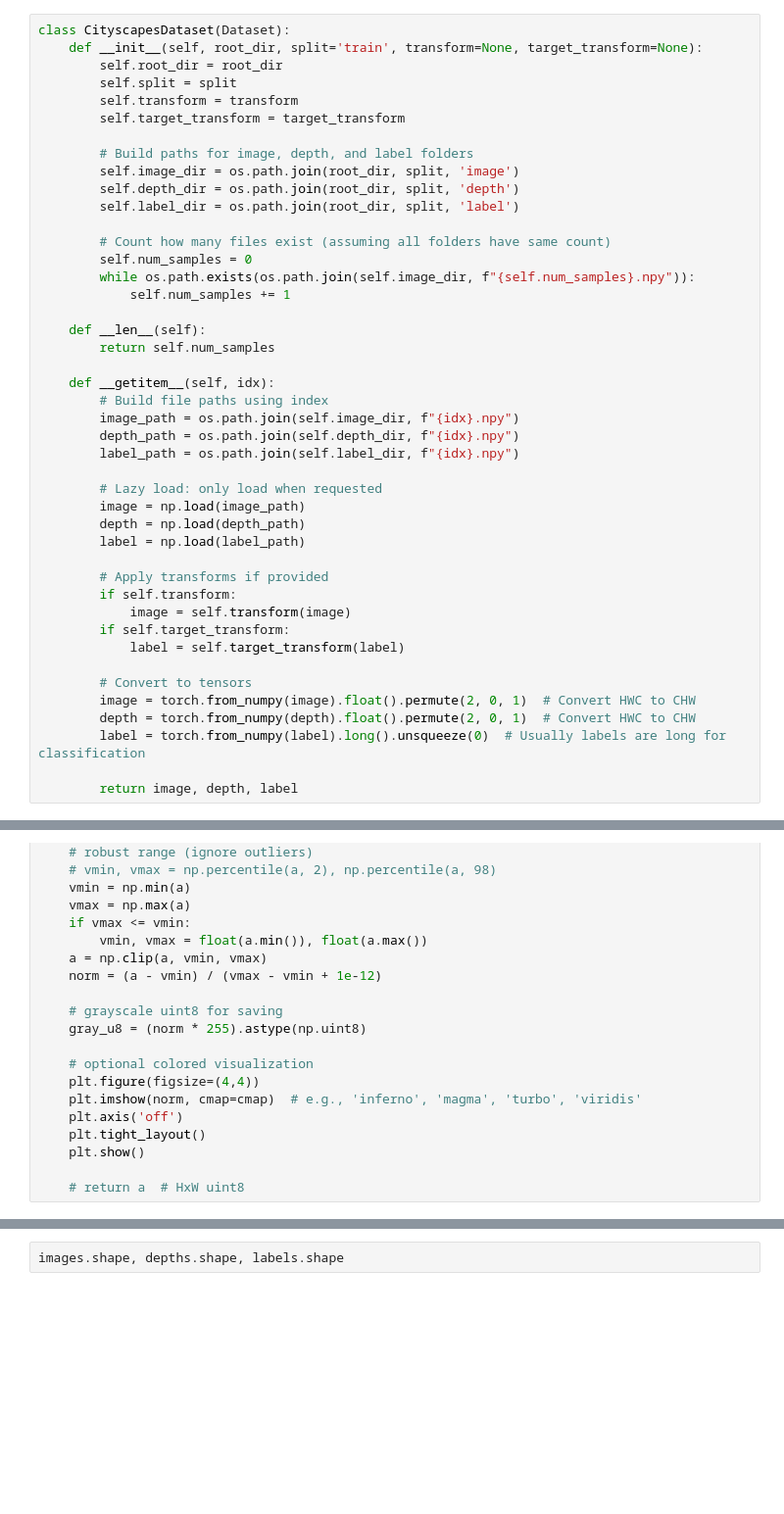
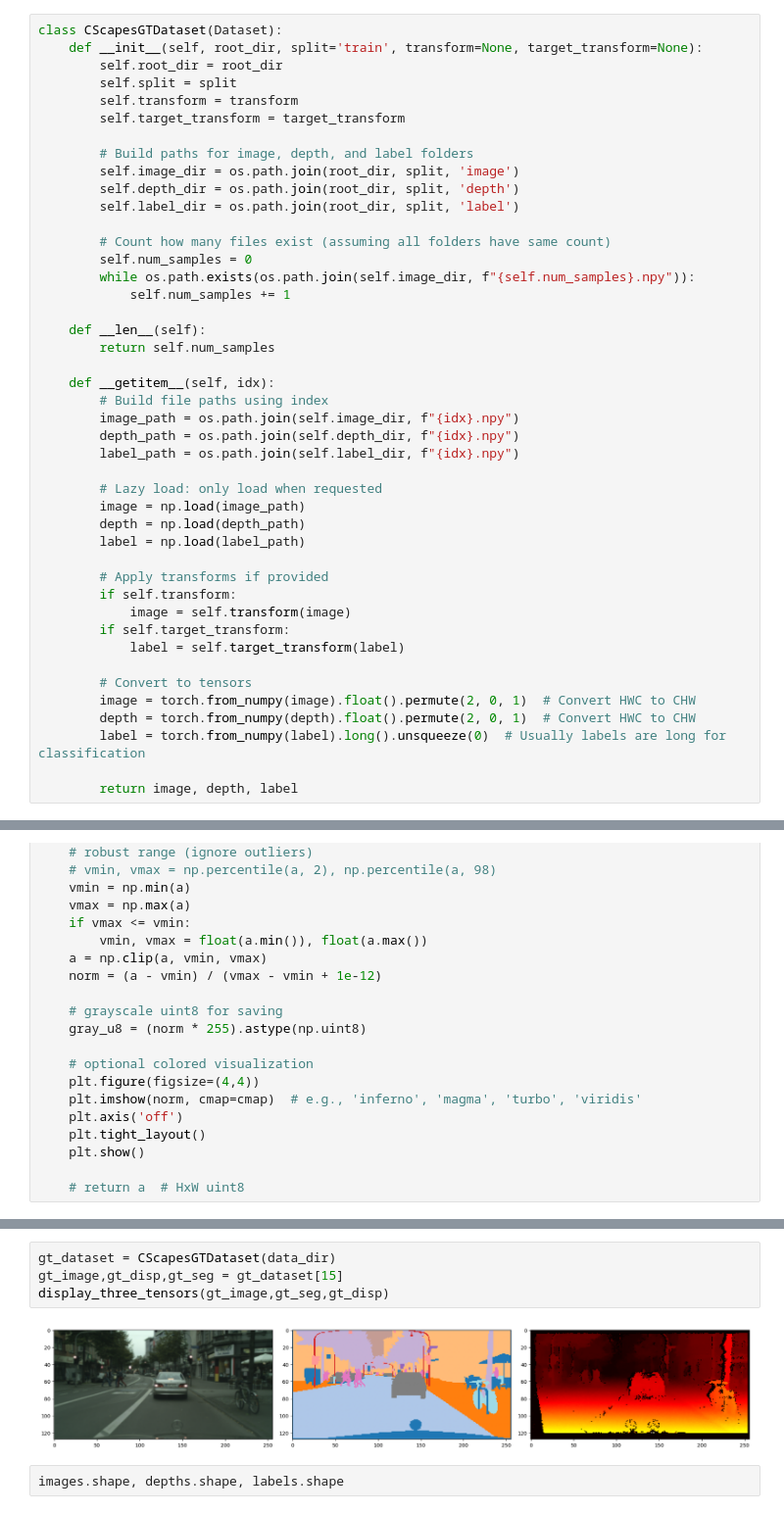
Before and after one commit to Utsab-2010/Depth-Estimation-Task, a Jupyter notebook: test_citysc.ipynb, the cells around one changed output, grey strips where cells are left out. Shown at 98% size. Drawn from its saved outputs; the diff is of its cells as text; blank space fills up the shorter version.

```diff
--- a/test_citysc.ipynb
+++ b/test_citysc.ipynb
@@ -104,7 +99,7 @@ def load_cityscapes_numpy(data_dir):
 
     return np.array(images), np.array(labels)
 # %%
-class CityscapesDataset(Dataset):
+class CScapesGTDataset(Dataset):
     def __init__(self, root_dir, split='train', transform=None, target_transform=None):
         self.root_dir = root_dir
         self.split = split
@@ -252,3 +306,9 @@ display_three_tensors(images, labels, depths)
+# %%
+gt_dataset = CScapesGTDataset(data_dir)
+gt_image,gt_disp,gt_seg = gt_dataset[15]
+display_three_tensors(gt_image,gt_seg,gt_disp)
+# %% [output]
+[figure, added]
 # %%
 images.shape, depths.shape, labels.shape
 # %% [output]
```
Also changed, not shown: parts of 28 cells of this notebook.
